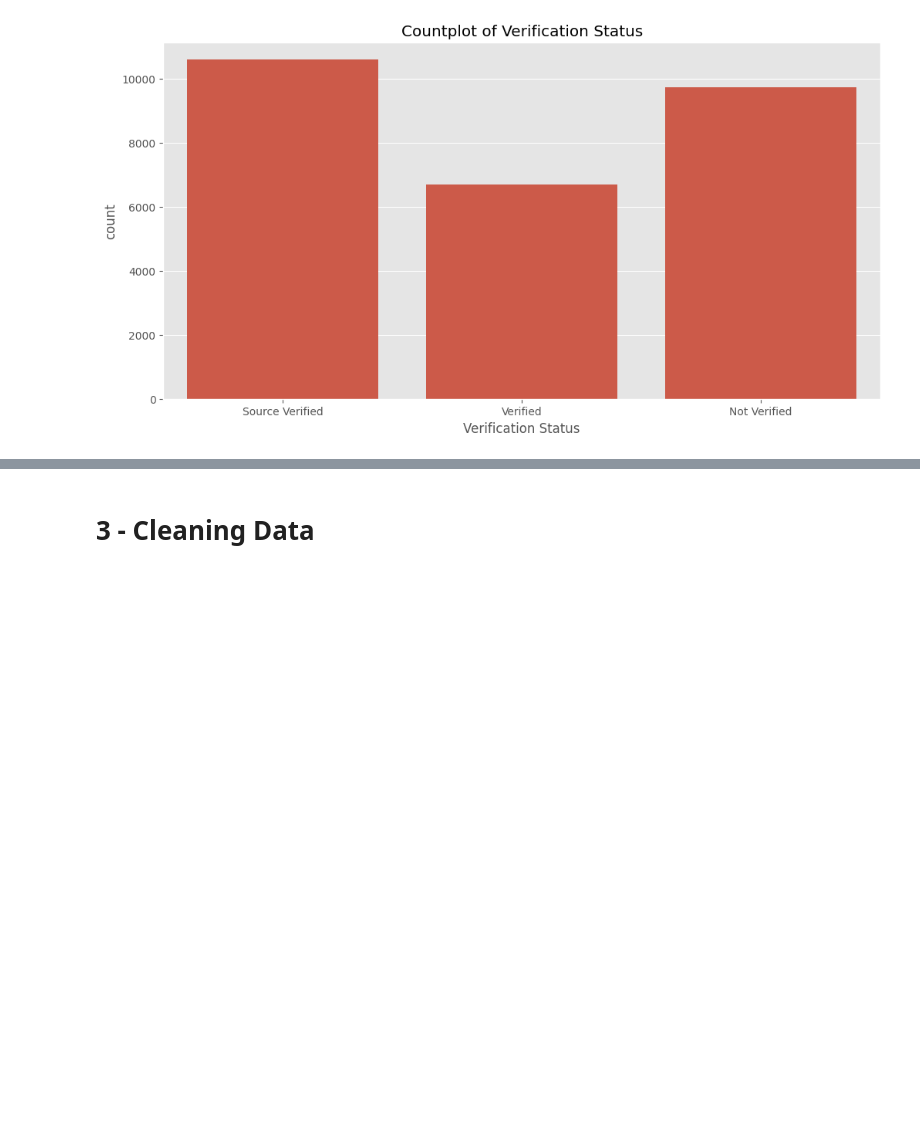
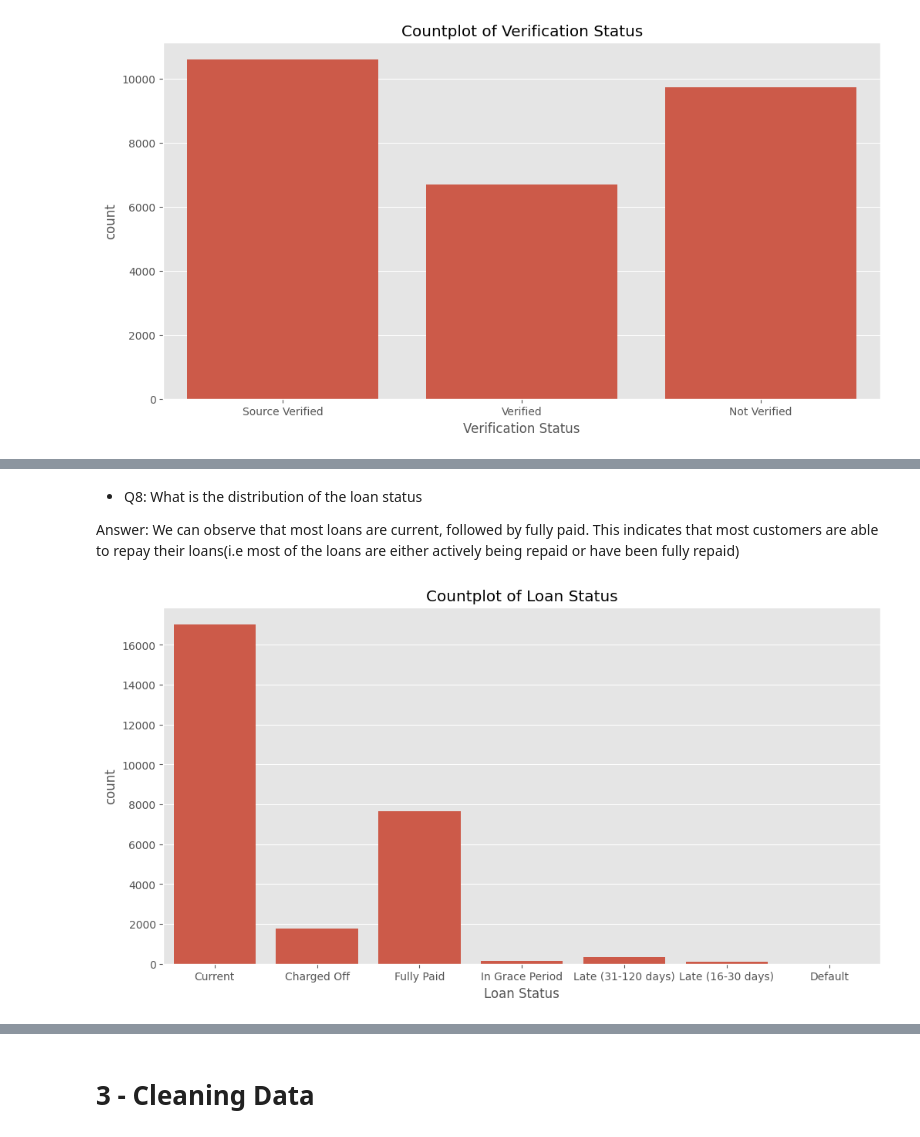
Before and after one commit to youssefayman02/Data-Engineering, a Jupyter notebook: M1-template.ipynb, the cells around one changed output, grey strips where cells are left out. Drawn from its saved outputs; the diff is of its cells as text; code cells hidden in the pictures; blank space fills up the shorter version.

```diff
--- a/M1-template.ipynb
+++ b/M1-template.ipynb
@@ -216,0 +258,8 @@ plot_countplot(df, 'Verification Status')
+# %% [markdown]
+- Q8: What is the distribution of the loan status
+
+Answer: We can observe that most loans are current, followed by fully paid. This indicates that most customers are able to repay their loans(i.e most of the loans are either actively being repaid or have been fully repaid)
+# %%
+plot_vertical_countplot(df, 'Loan Status', figsize=(12, 6))
+# %% [output]
+[figure, added]
```
Also changed, not shown: parts of 37 cells of this notebook.
